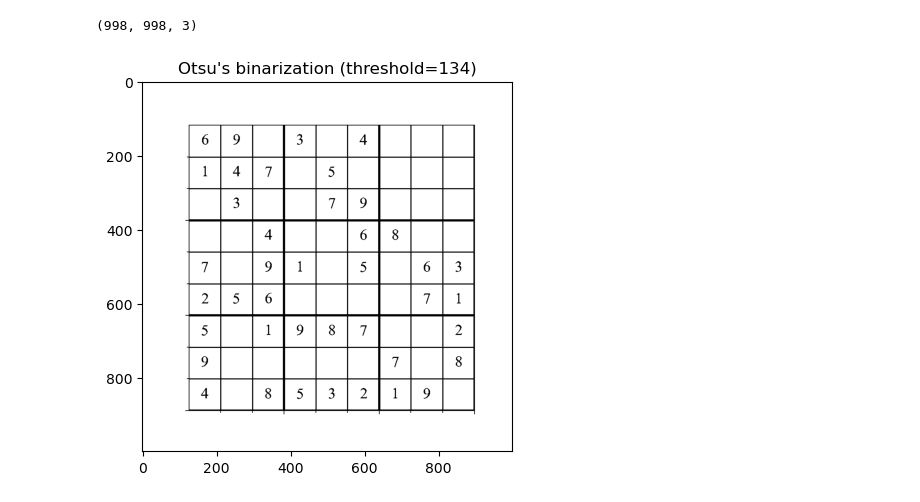
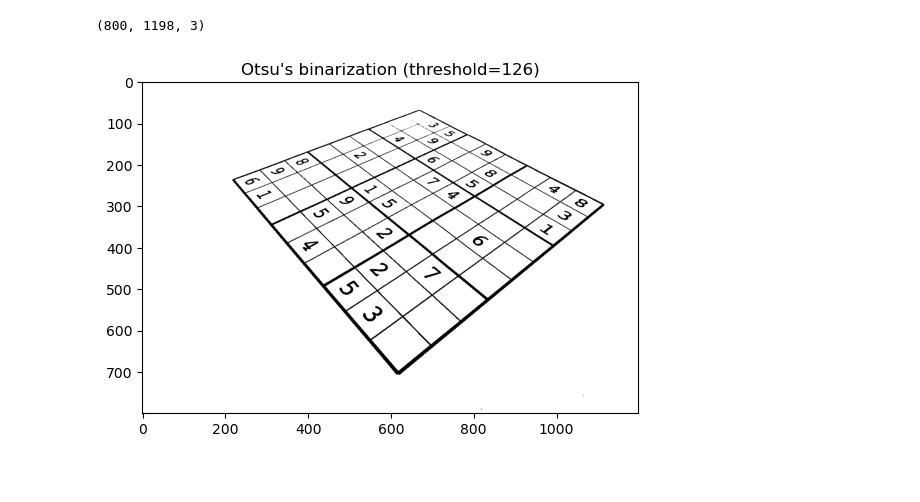
Before and after one commit to hakoshie/sudoku, a Jupyter notebook: recog_l2.ipynb, the cells around one changed output. Cells and saved outputs as stored; diff of their text form; code cells hidden in the pictures; blank space fills up the shorter version.

```diff
--- a/recog_l2.ipynb
+++ b/recog_l2.ipynb
@@ -7,32 +7,32 @@ import pickle
 # %%
 file="level2/sudoku_00030"
 file="level1/sudoku_029"
-# file="level2/sample"
+file="level2/sample"
 image = cv2.imread(f"./data/{file}.jpg", cv2.IMREAD_COLOR)
 image = cv2.cvtColor(image, cv2.COLOR_BGR2RGB)
 trim_percentage=0.001
 height, width, channels = image.shape[:3]
 trim_width = int(width * trim_percentage)
 trim_height = int(height * trim_percentage)
 image = image[trim_height:height - trim_height, trim_width:width - trim_width]
 gray = cv2.cvtColor(image, cv2.COLOR_RGB2GRAY)
 print(image.shape)
 # ぼかし処理
 # gray_gb = cv2.GaussianBlur(gray, None, 4.0)
 gray_gb= cv2.bilateralFilter(gray, 11, 5, 5)
 # # median filter
 # gray_gb = cv2.medianBlur(gray, 3)
 
 # 大津の二値化
 thr, binary = cv2.threshold(gray_gb, 0, 255, cv2.THRESH_OTSU)
 new_thr = min(int(thr * 1.22), 255)
 _, binary = cv2.threshold(gray_gb, new_thr, 255, cv2.THRESH_BINARY)
 plt.imshow(binary, cmap="gray")
 plt.title("Otsu's binarization (threshold={:d})".format(int(thr)))
 plt.show()
 # %% [output]
-(998, 998, 3)
+(800, 1198, 3)
-[figure, old version]
+[figure, new version]
 # %%
 edge = cv2.Canny(binary, 100, 200)
 edge = cv2.dilate(edge, np.ones((11, 11), dtype=edge.dtype),iterations=1)
```
Also changed, not shown: parts of 10 cells of this notebook, 8 other files.
